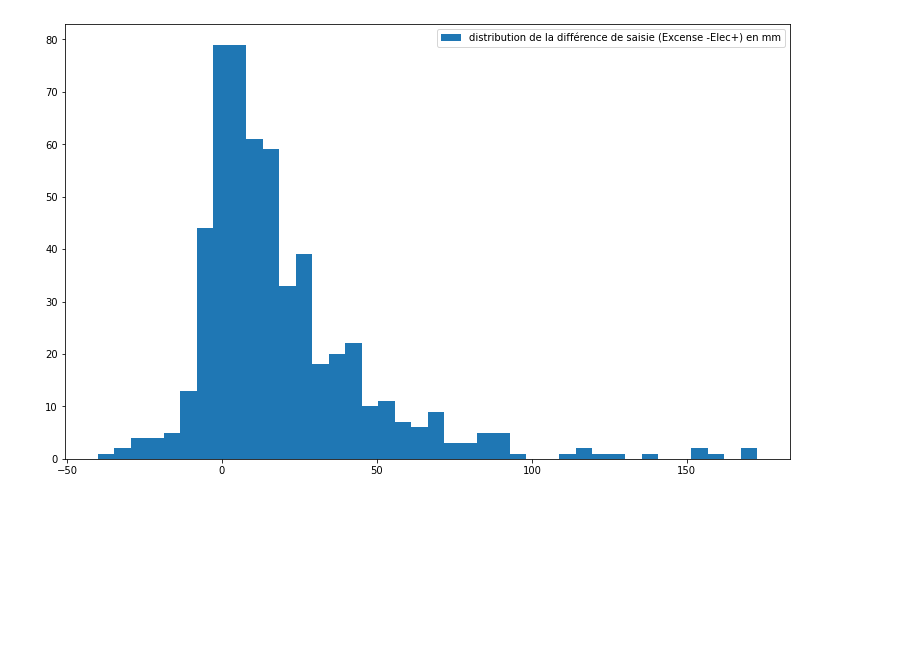
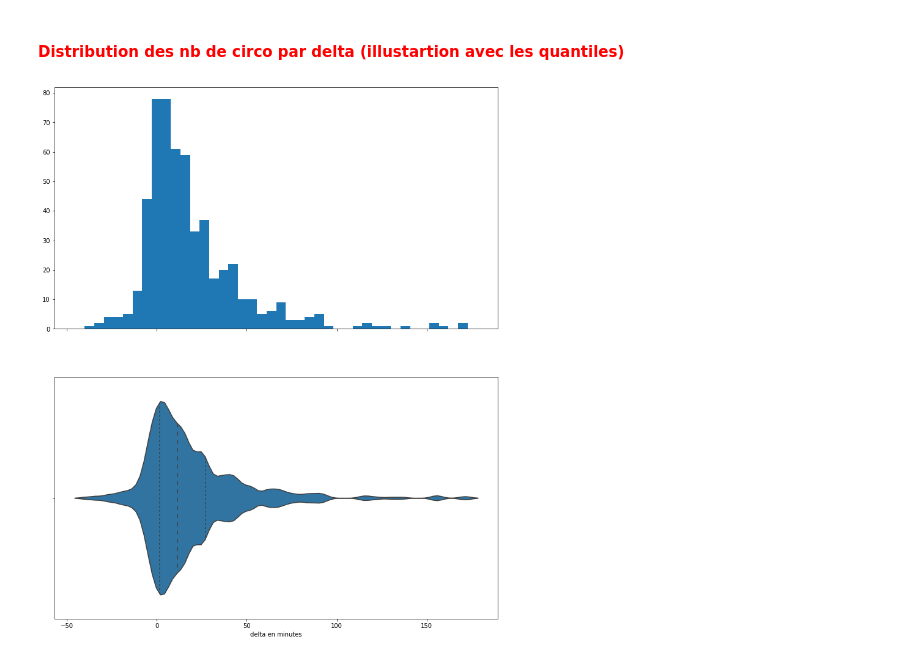
Before and after one commit to Thabet-Chaaouri/ElectionsFTV, a Jupyter notebook: EtudeElec.ipynb, the cells around one changed output. Cells and saved outputs as stored; diff of their text form; code cells hidden in the pictures; blank space fills up the shorter version.

```diff
--- a/EtudeElec.ipynb
+++ b/EtudeElec.ipynb
@@ -7,3 +9,5 @@ import seaborn as sb
 # %%
+#### Lecture des données sources à partir des fichiers Excel
 df_excence=pd.read_excel("Data/excence.xlsx")
-df_elec=pd.read_excel("Data/elec.xlsx")
+df_elec=pd.read_excel("Data/elec_v2.xlsx")
+df_personne = pd.read_excel("Data/Personna_circo.xlsx")
@@ -10,11 +20,17 @@ df_elec=pd.read_excel("Data/elec.xlsx")
 # %%
+#Jointure des données Elec et Excense en se basant sur les codes Lieu
 df_elec_excence=pd.merge(df_elec, df_excence, left_on="LIEU", right_on="Name", how="inner")
+# Fotmatage des types de données en datetime
 df_elec_excence["Date première saisie"] = pd.to_datetime(df_elec_excence["Date première saisie"])
 df_elec_excence["Date dernière saisie"] = pd.to_datetime(df_elec_excence["Date dernière saisie"])
 df_elec_excence["Date première saisie excense"] = pd.to_datetime(df_elec_excence["Value"])
+#gestion des timezone
 df_elec_excence["Date première saisie excense"] = df_elec_excence["Date première saisie excense"] + pd.Timedelta(hours=2)
 df_elec_excence["Date première saisie excense"] =df_elec_excence["Date première saisie excense"] .apply(lambda x: x.replace(tzinfo=None))
-df_elec_excence=df_elec_excence.drop(["Value","GMT_TIME", "Name"], axis=1)
+df_elec_excence=df_elec_excence.drop(["Value","PREM_GMT_TIME", "Name"], axis=1)
 # %%
+#Calcul du delta Elec Excense en heures puis en minutes
 df_elec_excence["delta_saisie"]=df_elec_excence["Date première saisie excense"]-df_elec_excence["Date première saisie"]
 df_elec_excence["delta en minutes"] =df_elec_excence["delta_saisie"].dt.total_seconds()/60
+# Eliminer les outre mers
+df_elec_excence = df_elec_excence.drop(df_elec_excence[~df_elec_excence.LIEU.str.startswith("0")].index)
@@ -57,0 +68,9 @@ df_elec_excence.describe()
+# %%
+df_elec_minstr=df_elec_excence.loc[df_elec_excence.Source == "MINISTERE INTERIEUR"]
+fig, ax =plt.subplots()
+df_source=df_elec_minstr.groupby("REDACTION").count().reset_index()
+ax.bar(df_source["REDACTION"], df_source["LIEU"], edgecolor="k")
+ax.set_xlabel("REDACTION")
+ax.set_ylabel("Nb de circo")
+ax.legend();
+#df_source
@@ -58,6 +97,9 @@ df_elec_excence.describe()
+# %% [markdown]
+#### <font color='red'>Distribution des nb de circo par delta (illustartion avec les quantiles)</font>
 # %%
-fig,ax =plt.subplots()
-ax.hist(df_elec_excence["delta en minutes"], bins=40, label="distribution de la différence de saisie (Excense -Elec+) en mm")
+f, (ax_hist,ax_box) = plt.subplots(2, sharex=True, figsize=(13,16))
+sb.violinplot(df_elec_excence["delta en minutes"], inner="quartile",bw=0.1, ax= ax_box);
+ax_hist.hist(df_elec_excence["delta en minutes"], bins=40, label="distribution de la différence de saisie (Excense -Elec+) en mm");
 ax.legend();
 # %% [output]
-[figure, old version]
+[figure, new version]
```
Also changed, not shown: parts of 53 cells of this notebook.
